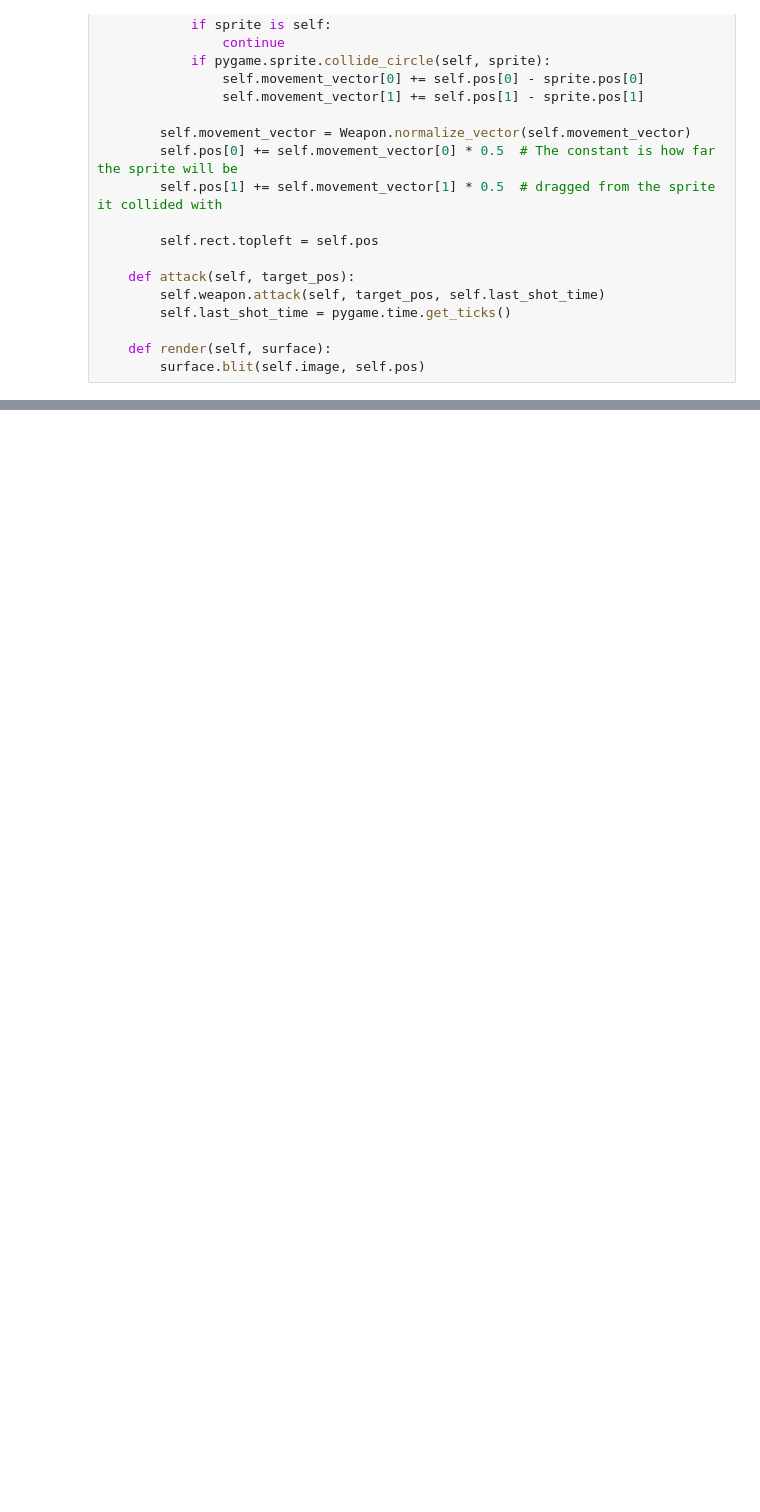
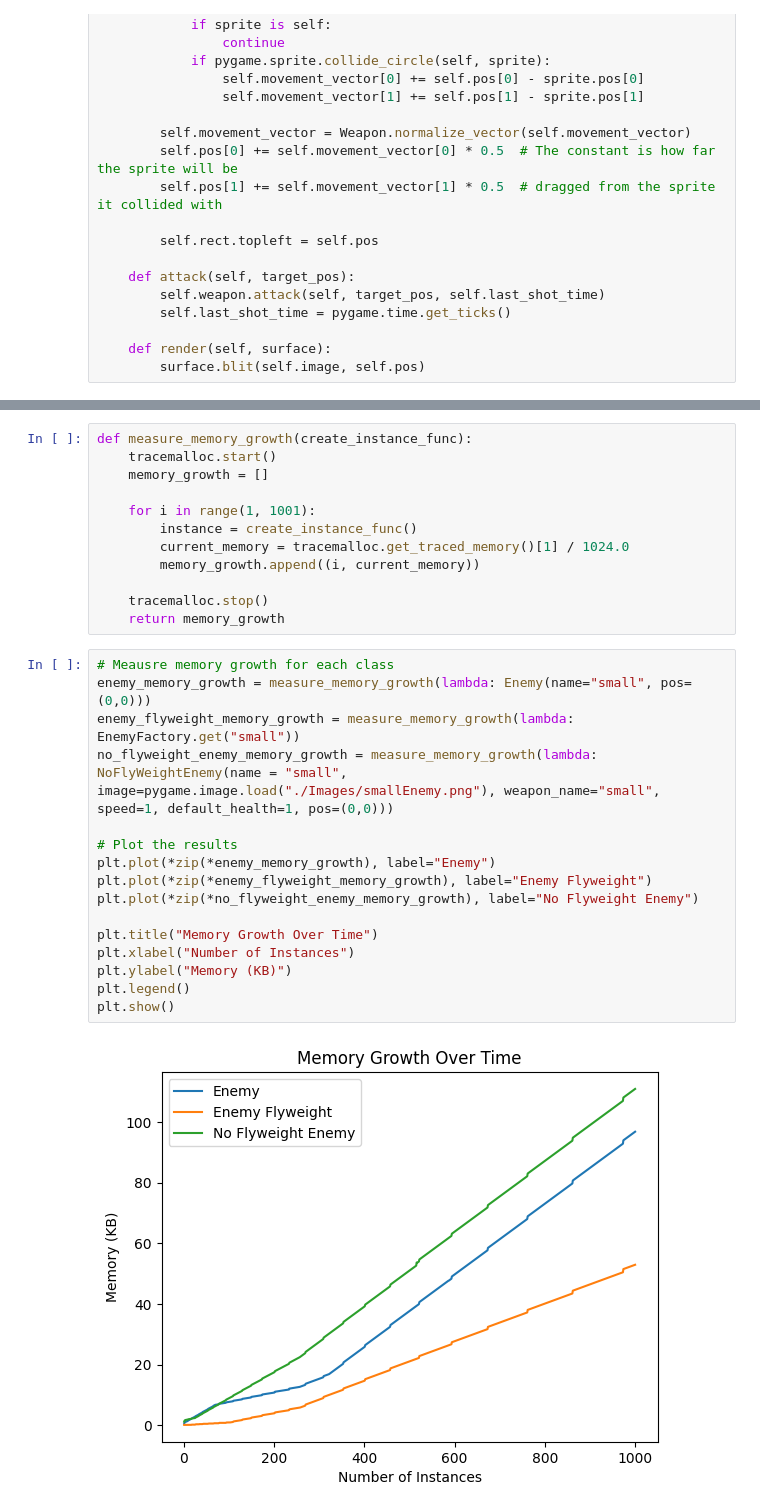
Before and after one commit to a-miller77/TopDownFlyweight, a Jupyter notebook: FlyWeightProject/MemoryDiagram.ipynb, the cells around one changed output, grey strips where cells are left out. Saved outputs shown, nothing was run; the diff lists cells and outputs as text; blank space fills up the shorter version.

Commit message:
graph going good

```diff
--- a/FlyWeightProject/MemoryDiagram.ipynb
+++ b/FlyWeightProject/MemoryDiagram.ipynb
@@ -250,0 +236,30 @@ Enemy 1000: Memory = 58.47 KB
+# %%
+def measure_memory_growth(create_instance_func):
+    tracemalloc.start()
+    memory_growth = []
+
+    for i in range(1, 1001):
+        instance = create_instance_func()
+        current_memory = tracemalloc.get_traced_memory()[1] / 1024.0
+        memory_growth.append((i, current_memory))
+
+    tracemalloc.stop()
+    return memory_growth
+# %%
+# Meausre memory growth for each class
+enemy_memory_growth = measure_memory_growth(lambda: Enemy(name="small", pos=(0,0)))
+enemy_flyweight_memory_growth = measure_memory_growth(lambda: EnemyFactory.get("small"))
+no_flyweight_enemy_memory_growth = measure_memory_growth(lambda: NoFlyWeightEnemy(name = "small", image=pygame.image.load("./Images/smallEnemy.png"), weapon_name="small", speed=1, default_health=1, pos=(0,0)))
+
+# Plot the results
+plt.plot(*zip(*enemy_memory_growth), label="Enemy")
+plt.plot(*zip(*enemy_flyweight_memory_growth), label="Enemy Flyweight")
+plt.plot(*zip(*no_flyweight_enemy_memory_growth), label="No Flyweight Enemy")
+
+plt.title("Memory Growth Over Time")
+plt.xlabel("Number of Instances")
+plt.ylabel("Memory (KB)")
+plt.legend()
+plt.show()
+# %% [output]
+[figure, added]
```
Also changed, not shown: parts of 7 cells of this notebook.
